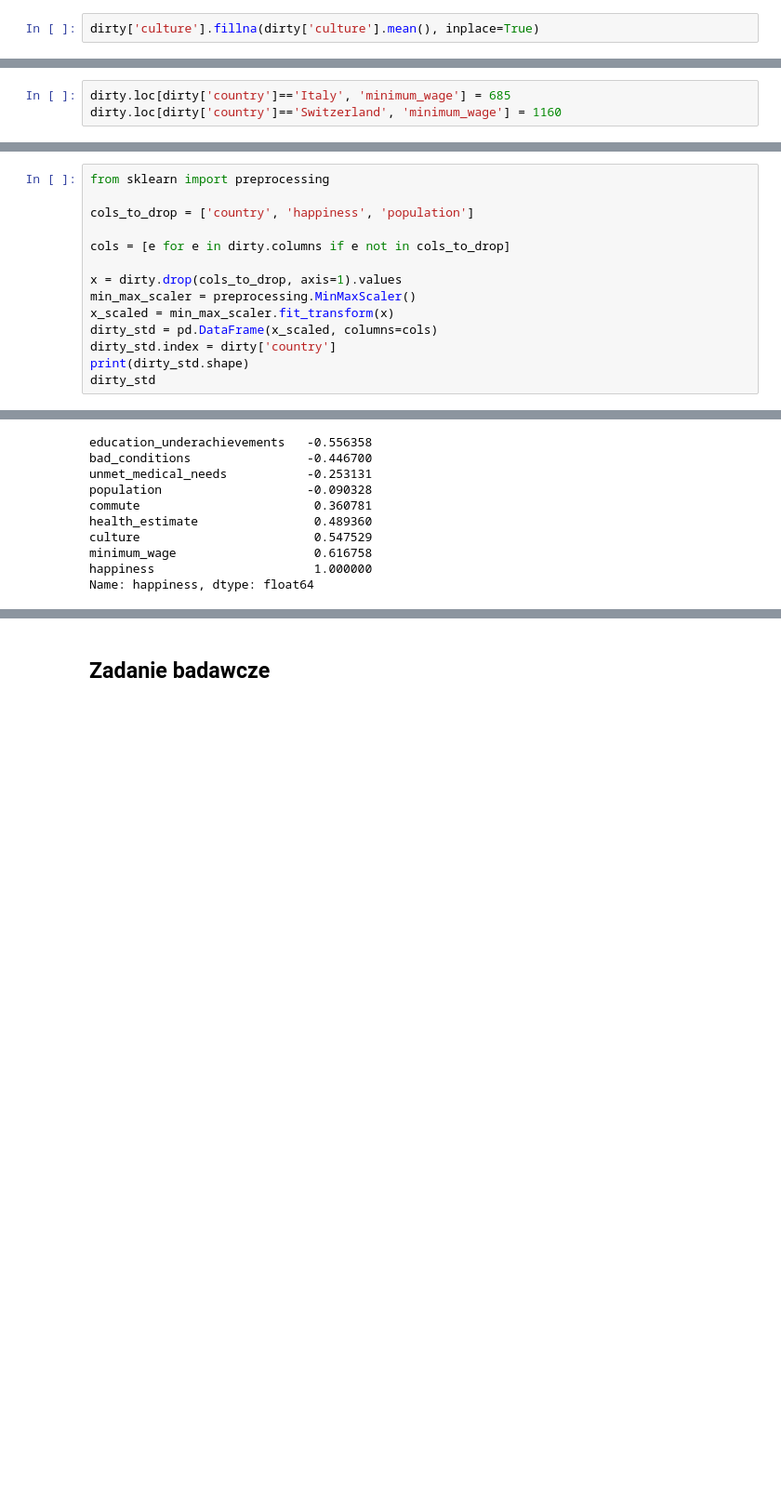
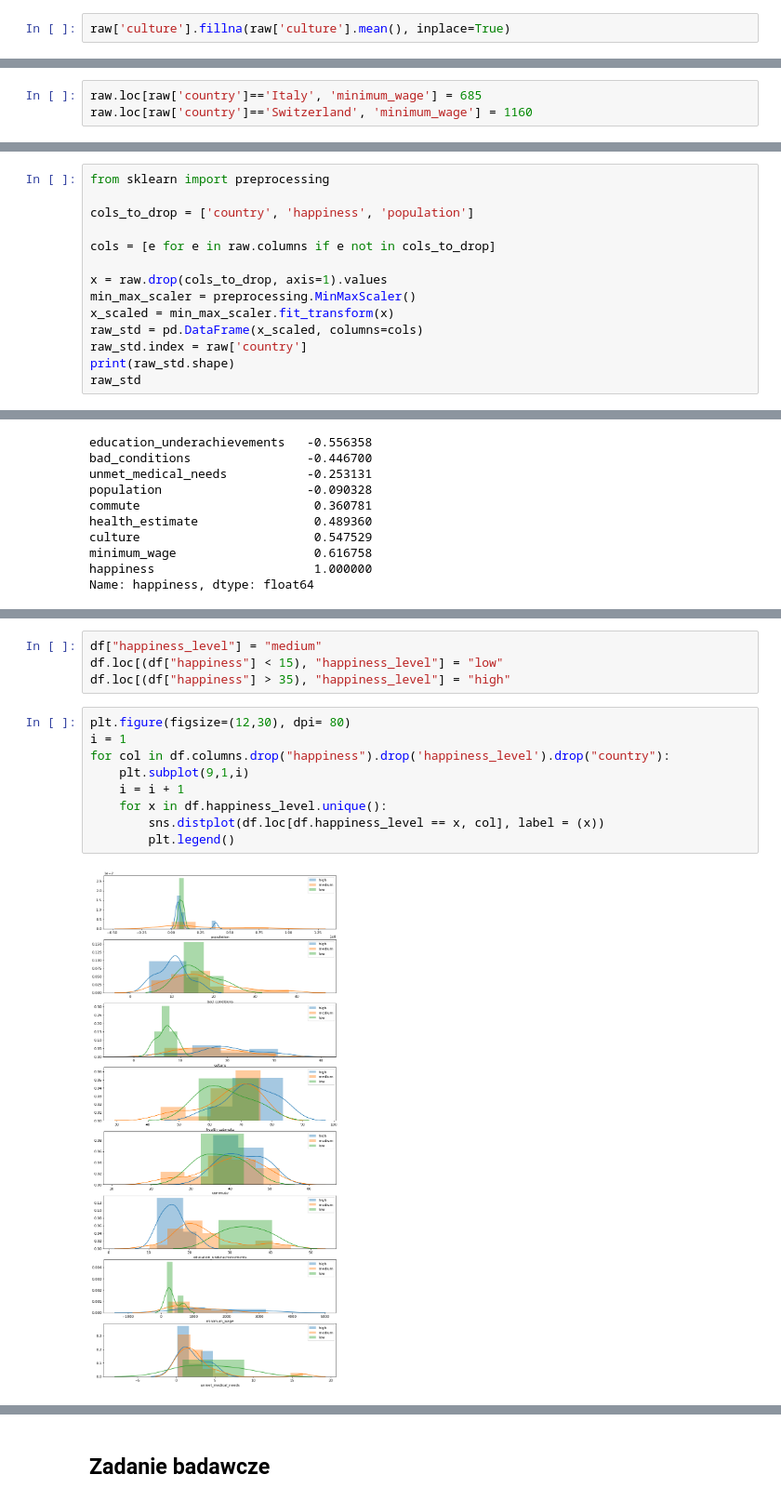
Before and after one commit to McCastles/MED-project, a Jupyter notebook: notebooks/Exploratory analysis.ipynb, the cells around one changed output, grey strips where cells are left out. Shown at 93% size. Cells and saved outputs as stored; diff of their text form; blank space fills up the shorter version.

```diff
--- a/notebooks/Exploratory analysis.ipynb
+++ b/notebooks/Exploratory analysis.ipynb
@@ -134,5 +134,5 @@ dirty[dirty['culture'].isna()]
 |  | country | population | happiness | bad_conditions | culture | health_estimate | commute | ... |
 | 31 | Turkey | 82003882 | NaN | 38.1 | NaN | 68.7 | 40.378571 | ... |
 # %%
-dirty['culture'].fillna(dirty['culture'].mean(), inplace=True)
+raw['culture'].fillna(raw['culture'].mean(), inplace=True)
 # %%
@@ -147,6 +147,6 @@ Kraje `Italy` oraz `Switzerland` nie mają podanego minimalnej płaty miesięczn
 # %%
-dirty.loc[dirty['country']=='Italy', 'minimum_wage'] = 685
-dirty.loc[dirty['country']=='Switzerland', 'minimum_wage'] = 1160
+raw.loc[raw['country']=='Italy', 'minimum_wage'] = 685
+raw.loc[raw['country']=='Switzerland', 'minimum_wage'] = 1160
 # %% [markdown]
 ## Cecha `happiness`
 
@@ -162,15 +162,15 @@ from sklearn import preprocessing
 
 cols_to_drop = ['country', 'happiness', 'population']
 
-cols = [e for e in dirty.columns if e not in cols_to_drop]
+cols = [e for e in raw.columns if e not in cols_to_drop]
 
-x = dirty.drop(cols_to_drop, axis=1).values
+x = raw.drop(cols_to_drop, axis=1).values
 min_max_scaler = preprocessing.MinMaxScaler()
 x_scaled = min_max_scaler.fit_transform(x)
-dirty_std = pd.DataFrame(x_scaled, columns=cols)
-dirty_std.index = dirty['country']
-print(dirty_std.shape)
-dirty_std
+raw_std = pd.DataFrame(x_scaled, columns=cols)
+raw_std.index = raw['country']
+print(raw_std.shape)
+raw_std
 # %% [output]
 (33, 7)
 |  | bad_conditions | culture | health_estimate | commute | education_underachievements | minimum_wage | ... |
@@ -366,0 +401,15 @@ Widać, żę najwięcej pozytywnego wpływu na zadowolenie z życia w kraju maj
+# %%
+df["happiness_level"] = "medium"
+df.loc[(df["happiness"] < 15), "happiness_level"] = "low"
+df.loc[(df["happiness"] > 35), "happiness_level"] = "high"
+# %%
+plt.figure(figsize=(12,30), dpi= 80)
+i = 1
+for col in df.columns.drop("happiness").drop('happiness_level').drop("country"):
+    plt.subplot(9,1,i)
+    i = i + 1
+    for x in df.happiness_level.unique():
+        sns.distplot(df.loc[df.happiness_level == x, col], label = (x))
+        plt.legend()
+# %% [output]
+[figure, added]
```
Also changed, not shown: parts of 33 cells of this notebook.
